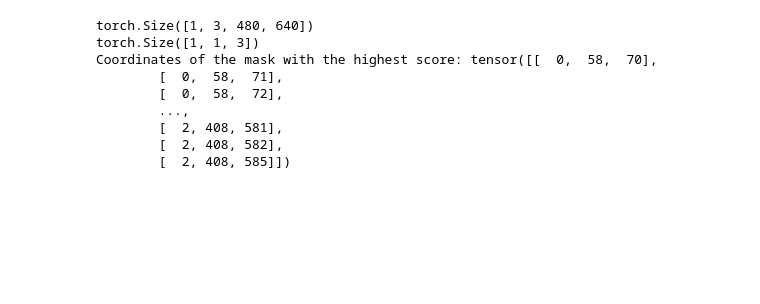
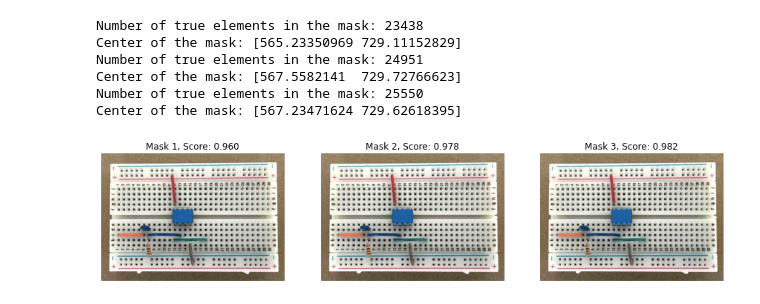
Before and after one commit to ingazhur/hardware-internal-tools, a Jupyter notebook: huggingface_test.ipynb, the cells around one changed output. Saved outputs shown, nothing was run; the diff lists cells and outputs as text; code cells hidden in the pictures; blank space fills up the shorter version.

```diff
--- a/huggingface_test.ipynb
+++ b/huggingface_test.ipynb
@@ -65,16 +63,47 @@ tensor([[[0.7796, 0.9855, 1.0102]]])
-# %%
-print(masks[0].shape)
-print(scores.shape)
-
-# display the coordinates of the mask with the highest score
-print("Coordinates of the mask with the highest score: {}".format(masks[0][-1].nonzero()))
-# %% [output]
-torch.Size([1, 3, 480, 640])
-torch.Size([1, 1, 3])
-Coordinates of the mask with the highest score: tensor([[  0,  58,  70],
-        [  0,  58,  71],
-        [  0,  58,  72],
-        ...,
-        [  2, 408, 581],
-        [  2, 408, 582],
-        [  2, 408, 585]])
+# %%
+inputs = processor(raw_image, input_boxes=input_boxes, return_tensors="pt").to(device)
+# pop the pixel_values as they are not neded
+inputs.pop("pixel_values", None)
+inputs.update({"image_embeddings": image_embeddings})
+
+with torch.no_grad():
+    outputs = model(**inputs)
+
+masks = processor.image_processor.post_process_masks(outputs.pred_masks.cpu(), inputs["original_sizes"].cpu(), inputs["reshaped_input_sizes"].cpu())
+scores = outputs.iou_scores
+
+masks = masks[0]
+
+if len(masks.shape) == 4:
+    masks = masks.squeeze()
+if scores.shape[0] == 1:
+    scores = scores.squeeze()
+
+nb_predictions = scores.shape[-1]
+fig, axes = plt.subplots(1, nb_predictions, figsize=(15, 15))
+
+for i, (mask, score) in enumerate(zip(masks, scores)):
+    mask = mask.cpu().detach()
+    axes[i].imshow(np.array(raw_image))
+    # mask to numpy array
+    mask = mask.numpy()
+    # compute the number of true elements in the mask
+    nb_true = np.sum(mask)
+    print("Number of true elements in the mask: {}".format(nb_true))
+    # get coordinates of the true elements
+    coords = np.argwhere(mask == 1)
+    # compute the center of the mask
+    center = np.mean(coords, axis=0)
+    print("Center of the mask: {}".format(center))
+    show_mask(mask, axes[i])
+    axes[i].title.set_text(f"Mask {i+1}, Score: {score.item():.3f}")
+    axes[i].axis("off")
+plt.show()
+# %% [output]
+Number of true elements in the mask: 23438
+Center of the mask: [565.23350969 729.11152829]
+Number of true elements in the mask: 24951
+Center of the mask: [567.5582141  729.72766623]
+Number of true elements in the mask: 25550
+Center of the mask: [567.23471624 729.62618395]
+[figure, added]
```
Also changed, not shown: parts of 16 cells of this notebook, 3 other files.
